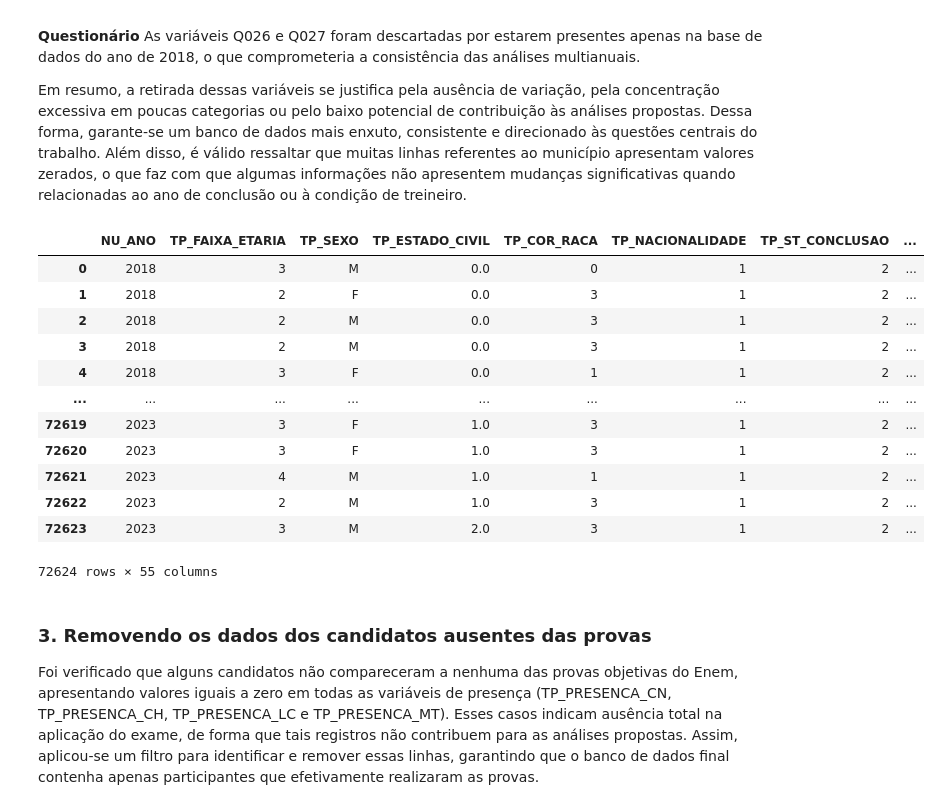
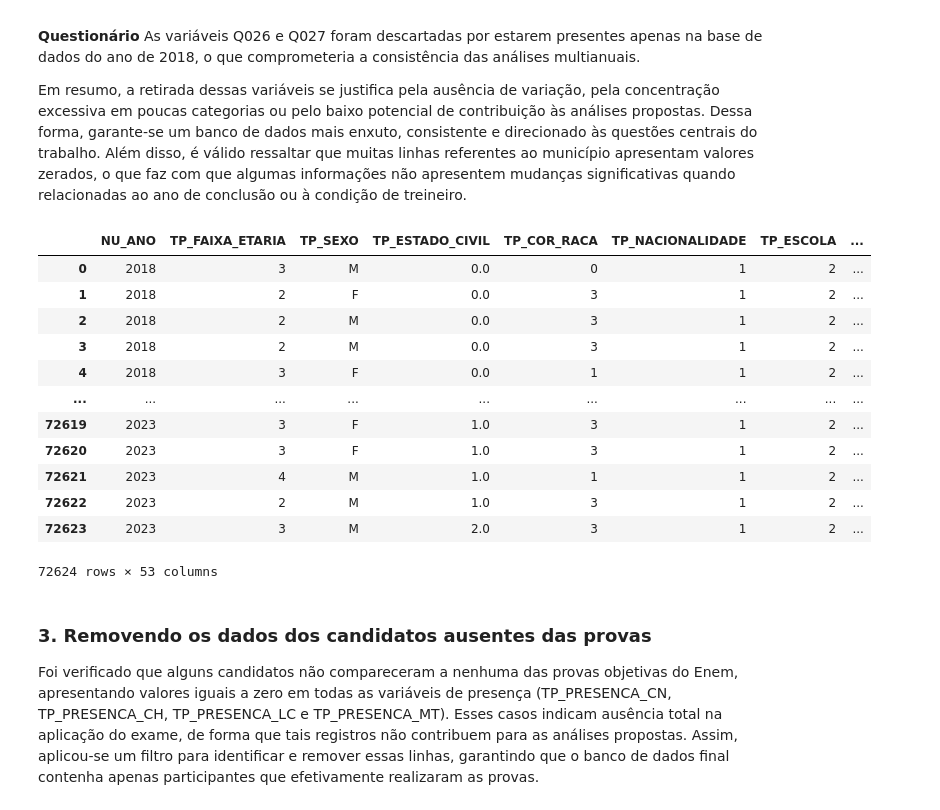
Before and after one commit to NandaLeal/TCC, a Jupyter notebook: TCC - FASE 1.ipynb, the cells around one changed output. Cells and saved outputs as stored; diff of their text form; code cells hidden in the pictures.

```diff
--- a/TCC - FASE 1.ipynb
+++ b/TCC - FASE 1.ipynb
@@ -796,16 +796,16 @@ As variáveis Q026 e Q027 foram descartadas por estarem presentes apenas na base
 Em resumo, a retirada dessas variáveis se justifica pela ausência de variação, pela concentração excessiva em poucas categorias ou pelo baixo potencial de contribuição às análises propostas. Dessa forma, garante-se um banco de dados mais enxuto, consistente e direcionado às questões centrais do trabalho. Além disso, é válido ressaltar que muitas linhas referentes ao município apresentam valores zerados, o que faz com que algumas informações não apresentem mudanças significativas quando relacionadas ao ano de conclusão ou à condição de treineiro.
 # %%
 df_reduzida = df_combinado.drop(columns=[
-    'NU_INSCRICAO', 'TP_ANO_CONCLUIU','IN_TREINEIRO','CO_MUNICIPIO_ESC',
+    'NU_INSCRICAO', 'TP_ANO_CONCLUIU','TP_ST_CONCLUSAO','IN_TREINEIRO','SG_UF_ESC','CO_MUNICIPIO_ESC',
     'CO_UF_ESC', 'CO_MUNICIPIO_PROVA','NO_MUNICIPIO_PROVA','CO_UF_PROVA',
     'SG_UF_PROVA','CO_PROVA_CN', 'CO_PROVA_CH','CO_PROVA_LC','CO_PROVA_MT',
     'TX_RESPOSTAS_CN','TX_RESPOSTAS_CH','TX_RESPOSTAS_LC','TX_RESPOSTAS_MT',
     'TX_GABARITO_CN','TX_GABARITO_CH','TX_GABARITO_LC','TX_GABARITO_MT',
     'Q026','Q027'
 ])
 df_reduzida
 # %% [output]
-|  | NU_ANO | TP_FAIXA_ETARIA | TP_SEXO | TP_ESTADO_CIVIL | TP_COR_RACA | TP_NACIONALIDADE | TP_ST_CONCLUSAO | ... |
+|  | NU_ANO | TP_FAIXA_ETARIA | TP_SEXO | TP_ESTADO_CIVIL | TP_COR_RACA | TP_NACIONALIDADE | TP_ESCOLA | ... |
 | 0 | 2018 | 3 | M | 0.0 | 0 | 1 | 2 | ... |
 | 1 | 2018 | 2 | F | 0.0 | 3 | 1 | 2 | ... |
 | 2 | 2018 | 2 | M | 0.0 | 3 | 1 | 2 | ... |
@@ -817,7 +817,7 @@ df_reduzida
 | 72621 | 2023 | 4 | M | 1.0 | 1 | 1 | 2 | ... |
 | 72622 | 2023 | 2 | M | 1.0 | 3 | 1 | 2 | ... |
 | 72623 | 2023 | 3 | M | 2.0 | 3 | 1 | 2 | ... |
-72624 rows × 55 columns
+72624 rows × 53 columns
 # %% [markdown]
 ### **3. Removendo os dados dos candidatos ausentes das provas**
 Foi verificado que alguns candidatos não compareceram a nenhuma das provas objetivas do Enem, apresentando valores iguais a zero em todas as variáveis de presença (TP_PRESENCA_CN, TP_PRESENCA_CH, TP_PRESENCA_LC e TP_PRESENCA_MT). Esses casos indicam ausência total na aplicação do exame, de forma que tais registros não contribuem para as análises propostas. Assim, aplicou-se um filtro para identificar e remover essas linhas, garantindo que o banco de dados final contenha apenas participantes que efetivamente realizaram as provas.
```
Also changed, not shown: parts of 3 cells of this notebook, 1 other file.
